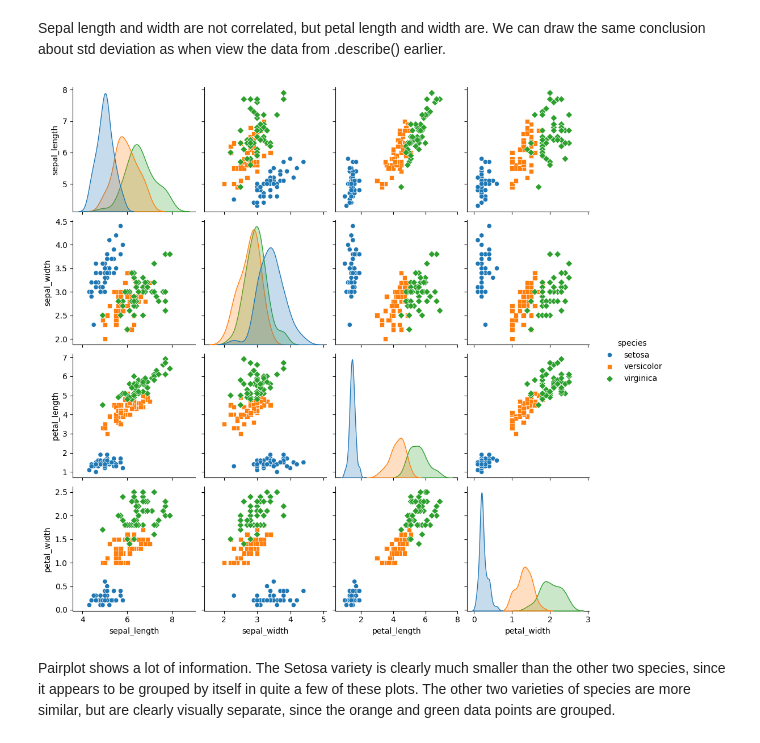
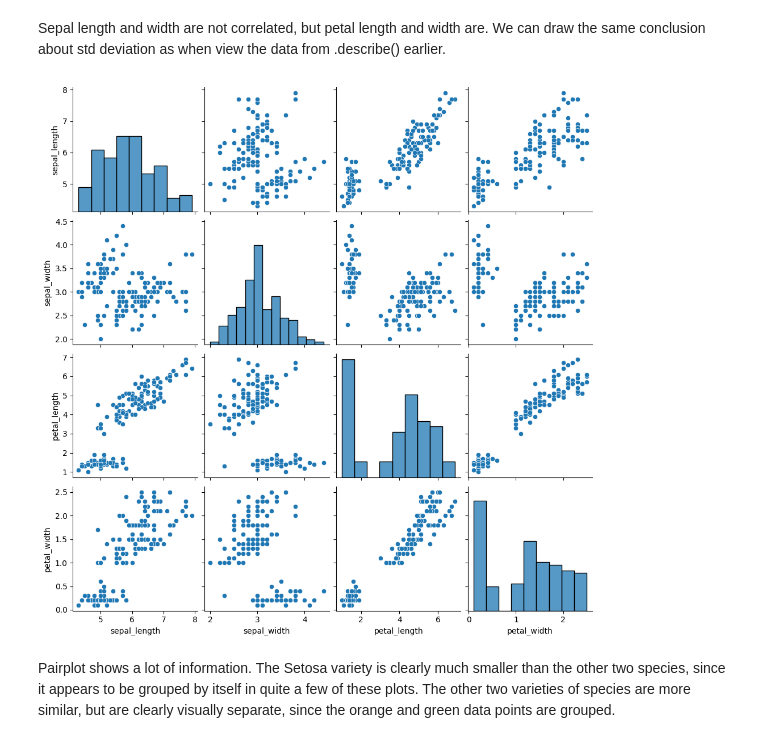
Before and after one commit to GarrettBeaver/datafun-06-eda, a Jupyter notebook: garrett_eda.ipynb, the cells around one changed output. Drawn from its saved outputs; the diff is of its cells as text; code cells hidden in the pictures.

```diff
--- a/garrett_eda.ipynb
+++ b/garrett_eda.ipynb
@@ -49,3 +29,6 @@ df.to_csv("testcsv.csv")
+# %%
+# Load the Iris dataset into DataFrame
+df = sns.load_dataset('iris')
 # %% [markdown]
 ## 2. Intial Data Inspection
 # %%
@@ -194,11 +178,11 @@ plt.show()
 # %% [markdown]
 Sepal length and width are not correlated, but petal length and width are.  We can draw the same conclusion about std deviation as when view the data from .describe() earlier.
 # %%
-#pairplot of data
-sns.pairplot(df, hue="species", markers=["o", "s", "D"])
+#pairplot of data hue="species",
+sns.pairplot(df,  markers=["o", "s", "D"])
 plt.show()
 # %% [output]
-[figure, old version]
+[figure, new version]
 # %% [markdown]
 Pairplot shows a lot of information. The Setosa variety is clearly much smaller than the other two species, since it appears to be grouped by itself in quite a few of these plots.  The other two varieties of species are more similar, but are clearly visually separate, since the orange and green data points are grouped.
 # %%
```
Also changed, not shown: parts of 2 cells of this notebook, 3 other files.
